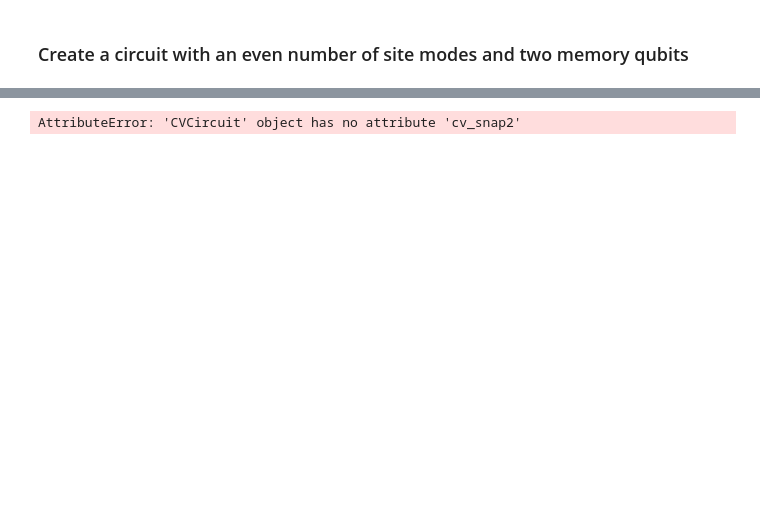
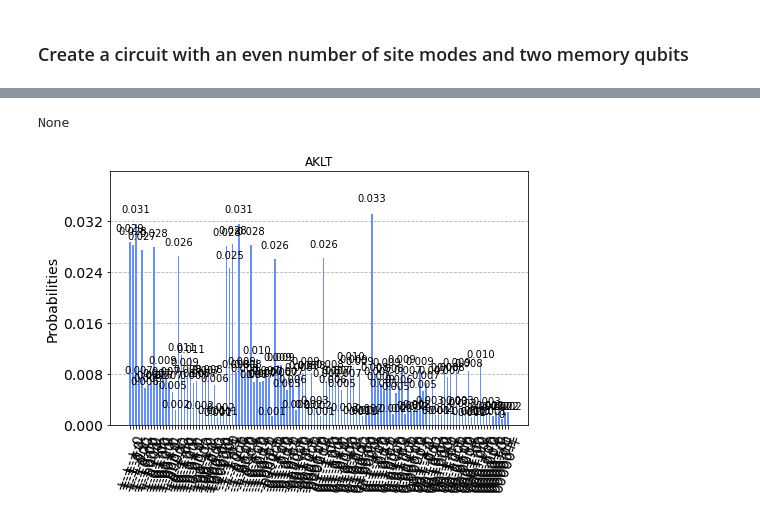
Before and after one commit to C2QA/bosonic-qiskit, a Jupyter notebook: tutorials/aklt/aklt_circuit.ipynb, the cells around one changed output, grey strips where cells are left out. Drawn from its saved outputs; the diff is of its cells as text; code cells hidden in the pictures; blank space fills up the shorter version.

```diff
--- a/tutorials/aklt/aklt_circuit.ipynb
+++ b/tutorials/aklt/aklt_circuit.ipynb
@@ -95,0 +131,7 @@ print('Counts(ideal):', counts)
+# %%
+print(IBMQ.load_account())
+provider = IBMQ.get_provider()
+# print(provider)
+# backend = provider.get_backend('simulator_statevector')
+backend = provider.get_backend('simulator_mps')
+print("Backend: ",backend)
@@ -95,0 +143,4 @@ print('Counts(ideal):', counts)
+# %%
+circuit_sys = transpile(circuit, backend)
+shnb=8190
+job = backend.run(circuit_sys, shots=shnb, job_name="AKLT_MPS_"+str(numberofmodes)+"modes_"+str(shnb)+"shots")
@@ -95,0 +149,6 @@ print('Counts(ideal):', counts)
+# %%
+# Check online on IBMQ to find the job ID
+job = backend.retrieve_job('6194efef711007b0af0d0814')
+res = job.result()
+counts = res.get_counts()
+print("counts ", counts)
@@ -96,7 +157,6 @@ print('Counts(ideal):', counts)
 # %%
-print("counts ", counts)
-dict0=stateReadout.changeBasis(counts, 3, splitup=1)
-print("dict0 ",dict0)
+Nsites=7
+dict0=stateReadout.changeBasis(counts, Nsites, splitup=1)
 tripletdict=dict0[0]
 weights=list(tripletdict.values())
 chain=list(tripletdict.keys())
@@ -105,5 +165,5 @@ print("dict0[2]", dict0[2])
 tripletcounts=list(dict0[2].values())[1]
 print(tripletcounts)
 stateReadout.stringoperator(chain,weights,tripletcounts)
-for d in range(2,3):
+for d in range(2,Nsites):
     stateReadout.stringoperator_variable(chain,weights,tripletcounts,d)
@@ -110,43 +180,8 @@ for d in range(2,3):
 # %%
-list=stateReadout.statelist(stateop, qbr.size, numberofmodes, qbinist, samestallmodes, diffstallmodes, word, 4)
-chain=list[0]
-weights=list[1]
-print("Main ",chain, weights)
-stateReadout.stringoperator(chain, weights)
 dict=stateReadout.makedictionnary(chain, weights)
 plt=plot_histogram(dict, title='AKLT')
 plt.tight_layout()
 print(plt.show())
+# %% [output]
+None
+[figure, added]
-# %%
-circuit.x(qbr[0])
-circuit.x(qbr[1])
-circuit.h(qbr[0])
-circuit.cnot(qbr[0],qbr[1])
-# circuit.barrier()
-# Native gates circuit
-for i in range(numberofmodes-1):
-    if (i % 2) == 0:
-        circuit.cv_bs(np.arctan(1/np.sqrt(2)), qmr[i+1], qmr[i])
-        circuit.cv_snap2(qmr[i + 1])
-        circuit.cv_controlledparity(qmr[i],qbr[0])
-        circuit.cv_bs(np.pi/4, qmr[i+1], qmr[i])
-        circuit.x(qbr[0])
-        circuit.cv_snap1X(qmr[i],qbr[0])
-        # circuit.cv_snap2(qmr[i + 1])
-        circuit.x(qbr[0])
-        circuit.z(qbr[0])
-        circuit.x(qbr[0])
-# circuit.barrier()
-circuit.h(qbr[2])
-circuit.cswap(qbr[2], qbr[0], qbr[1])
-circuit.h(qbr[2])
-circuit.measure(-1,0)
-circuit.x(qbr[0]).c_if(cbr, 0)
-circuit.x(qbr[1]).c_if(cbr, 0)
-circuit.z(qbr[0]).c_if(cbr, 0)
-circuit.z(qbr[1]).c_if(cbr, 0)
-circuit.measure_all()
-
-circuit.draw(output='mpl', filename='/Users/ecrane/Dropbox/Qiskit c2qa/my_circuit.png')
-# %% [output]
-AttributeError: 'CVCircuit' object has no attribute 'cv_snap2'
```
Also changed, not shown: parts of 24 cells of this notebook, 2 other files.
